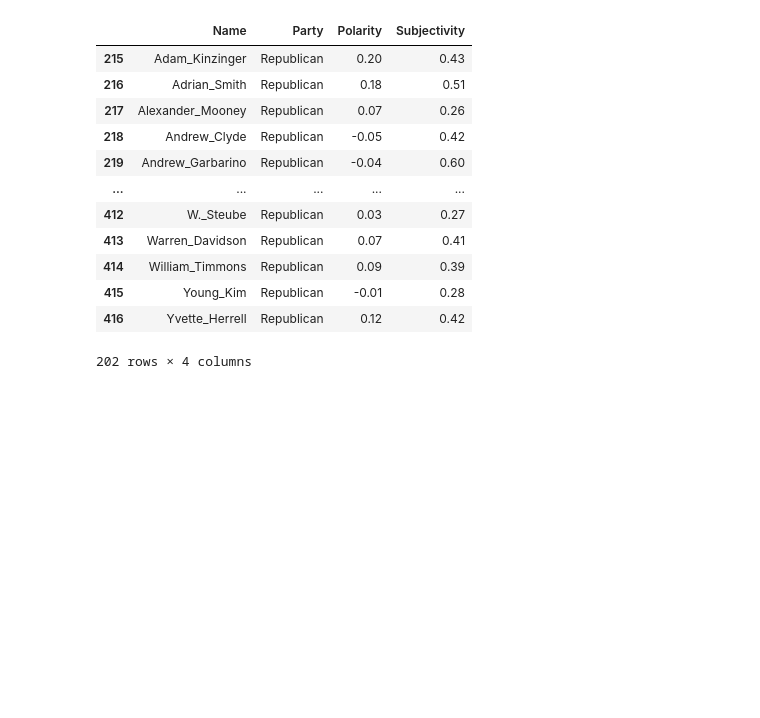
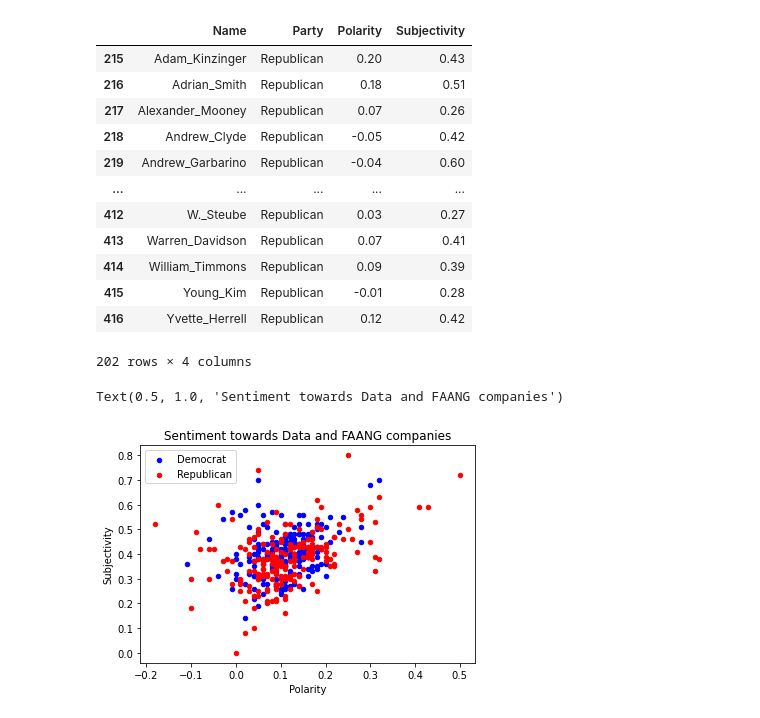
Before and after one commit to VieVaWaldi/PoliticalDespairTwitter, a Jupyter notebook: AnalysisSummary.ipynb, the cells around one changed output. Cells and saved outputs as stored; diff of their text form; code cells hidden in the pictures; blank space fills up the shorter version.

```diff
--- a/AnalysisSummary.ipynb
+++ b/AnalysisSummary.ipynb
@@ -329,3 +331,13 @@ Republican_sentiment
 | 415 | Young_Kim | Republican | -0.01 | 0.28 |
 | 416 | Yvette_Herrell | Republican | 0.12 | 0.42 |
 202 rows × 4 columns
+# %%
+ax = Democrat_sentiment.reset_index().plot(kind='scatter', x='Polarity', y='Subjectivity',
+                                           color='Blue', label='Democrat')
+
+Republican_sentiment.reset_index().plot(kind='scatter', x='Polarity', y='Subjectivity',
+                                          color='Red', label='Republican', ax=ax)
+ax.set_title('Sentiment towards Data and FAANG companies')
+# %% [output]
+Text(0.5, 1.0, 'Sentiment towards Data and FAANG companies')
+[figure, added]
```
Also changed, not shown: parts of 15 cells of this notebook.
